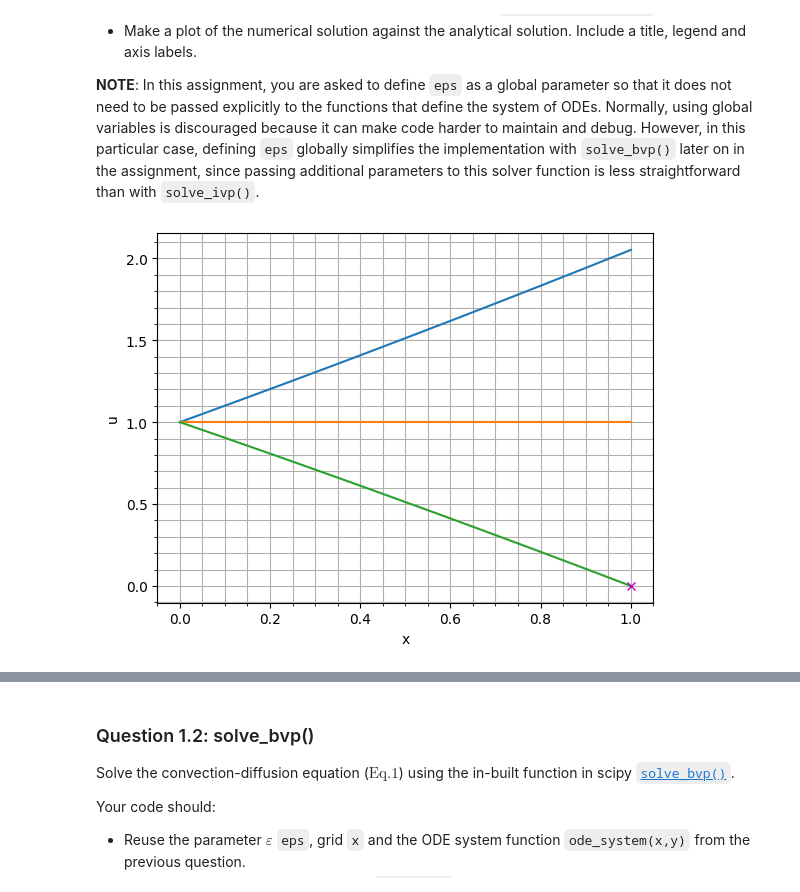
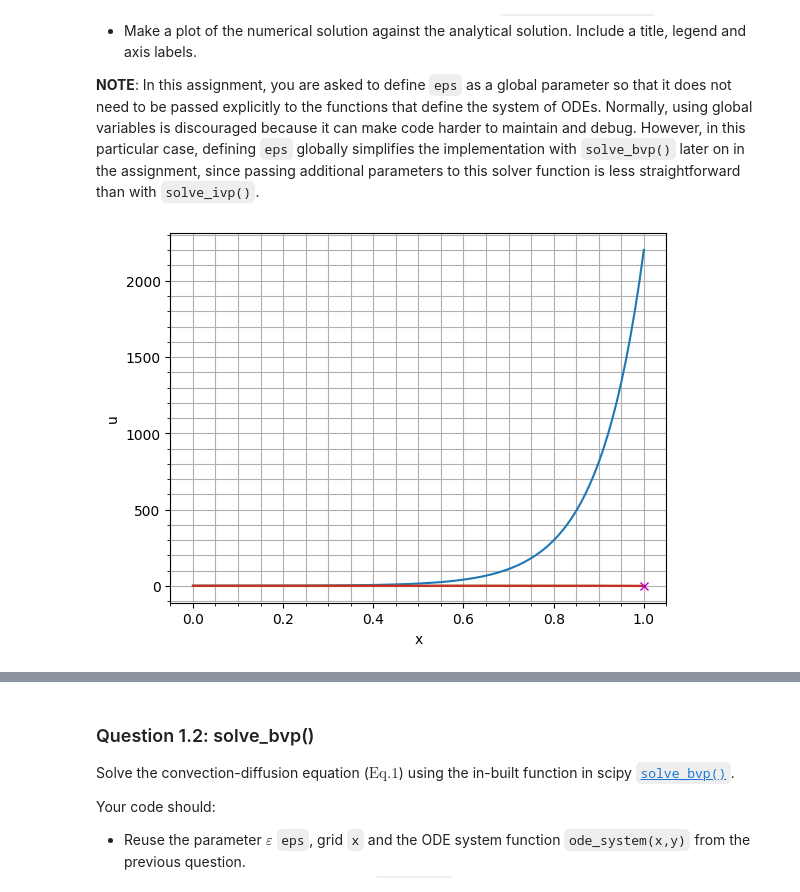
Before and after one commit to Xikiee/computational_practicum, a Jupyter notebook: assignments/Assignment_Q1_L7.ipynb, the cells around one changed output, grey strips where cells are left out. Saved outputs shown, nothing was run; the diff lists cells and outputs as text; code cells hidden in the pictures.

Commit message:
corrected first qustion assignment 7

```diff
--- a/assignments/Assignment_Q1_L7.ipynb
+++ b/assignments/Assignment_Q1_L7.ipynb
@@ -145,99 +145,108 @@ eps = 0.1
 x = np.linspace(0,1,101)
 e = 0.1 #the peclet number
 
-
-# ODE system
-def ode_system(x:float,y:np.ndarray)->np.ndarray:
+def ode_system(x:float, y:np.ndarray)->np.ndarray:
    """
-   The system of odes for Eq:1
-   where where the equation is:
-   -e*d2u/dx2 + du/dx =0
-
-   take:
-        y1 = du/dx
-        dy1/dx = ey1
-
-   the function takes the following arguments:
-   x : float : position at which Y is to be evaluated at
-   y : np.ndarray: the is an array which requires two values in the form [dudx,u] (the initial values)
-
-   the function returns the ode systems in an np.ndarray format
+   Defines the first-order ODE system for:
+      -esp * u'' + u' = 0
+   Reformulate as:
+      y0 = u
+      y1 = du/dx
+      dy0/dx = y1
+      dy1/dx = y1 / eps
 
    """
-   y1, y2 = y
+   u, dudx = y
+   return np.array([dudx, dudx/eps])
 
-   dudx = y2
-   dydx = e*y2
-   ode = np.array([dudx,dydx])
-   return ode
+"""
+Steps to the shooting method (with Secant):
+   1: Define your boundary conditions
+   2: State what you guess will be (this can be your initial conditions)
+   3: Solve for your initial guess
+   4: Calculate the residual:
+      Residual = solution(guess) - knows boundary condition
+      Residual = y1(x[N-1]; gamma) - y1(x[N-1])
+      so: phi(gamma[i+1]) = y1(x[n-1]; gamma[i+1]) - y1(x[N-1])
+      using taylor expansion:
+      phi(gamma[i+1]) = phi(gamma[i]) + dphi/dy (at gamma[i]) * delta_y
+   5: Create your new guess according to:
+      You want residual = 0, then rearange for delta_y
+      which leads to: delta = - (phi(gamma[i]))/ (dphi/dgamma) (around gamma[i])
+         where:
+            phi(gamma) = y1(x[N-1];gamma) - y1(x[N-1])
+            dphi/dgamma = d(y1(x[N-1]; gamma[i]))/dgamma          this is the same as (f(x1)[-1] - f(x2)[-1])/(x1-x2)
+   6: Solve using the new guess
 
+"""
 
+# ---- Step 1 ----
 # Boundary conditions for u at x=0 and x=1
-u0 =  1
-u1  = 0
+u0 =  1           #u(x=0) = 1
+u1  = 0           #u(x=1) = 0
 
 # Shooting method implementation
 tol = 1e-5
 max_iter = 100
-#known boundary conditions:
-u_0 = 1         #u(x=0) = 1
-u_1 = 0         #u(x=1) = 0
 
-# ---- Implement the shooting method using the secant method as a root-finding technique ----
+# ---- Step 2 ----
 #initial guess:
 guess = [1,0]     #this is the new guess for the derivatives
 
-sol0 = scipy.integrate.solve_ivp(ode_system,(x[0],x[-1]), [u_0, guess[0]], t_eval = x)
-sol1 = scipy.integrate.solve_ivp(ode_system,(x[0],x[-1]),[u_0,guess[1]],t_eval = x)
-y = [sol0.y[0], sol1.y[0]] #save the solutions, this is done so that they can be plotted later
+# ---- Step 3 ----
+sol0 = scipy.integrate.solve_ivp(ode_system,(x[0],x[-1]), [u0, guess[0]], t_eval = x)
+sol1 = scipy.integrate.solve_ivp(ode_system,(x[0],x[-1]),[u0,guess[1]],t_eval = x)
+y = [sol0.y[0], sol1.y[0]] # this is optional and not necessary
 
 tolerance = 1e-5
 
-for i in range(max_iter):
-   if abs(y[-1][-1]-u_1) < tolerance:
+for i in range(1,max_iter):
+   # ---- Step 4 ----
+   residual = y[i][-1] - u1          # dont forget to do abs here are this values can be negative
+   if abs(residual) < tol:
       break
 
-   new_guess = guess[-1] - (y[-1][-1]-u_1) * (guess[-1]-guess[-2])/(y[-1][-1]-y[-2][-1])
-   guess.append(new_guess)
+   # ---- Step 5 ----
+   dphi_dgamma = (y[i][-1] - y[i-1][-1])/(guess[i]-guess[i-1])
+   delta_y = -residual/(dphi_dgamma)
+   guess.append(guess[i]+delta_y)
 
-   #solve the IVP using the new guess:
-   new_sol = scipy.integrate.solve_ivp(ode_system, (x[0],x[-1]), [u0, guess[-1]],t_eval= x)
+   # ---- Step 6 ----
+   new_sol = scipy.integrate.solve_ivp(ode_system,(x[0],x[-1]),[u0,guess[i+1]],t_eval = x)
    y.append(new_sol.y[0])
 
 
-
-
 # Extract shooting solution
-shooting_solution = y[-2]
+shooting_solution = y[-1]
 
 # Analytical solution
 def analytical_sol(x:np.ndarray,e:float)->np.ndarray:
    """
    This function defines the analytical solution to the differential equation in Eq.1.
    The function takes the following terms:
 
 
    And the function returns the u(x) in an np.ndarray format.
    """
    numerator= np.exp(x/e) - np.exp(1/e)
    denominator = 1- np.exp(1/e)
    return numerator/denominator
 
 
 analytical_solution = analytical_sol(x,e)
 
 # Plot results
 fig = plt.figure()
 for i, y_i in enumerate(y):
    plt.plot(x,y_i,label= f"y_{i}")
 plt.plot(u0, u1, label = 'boundary conditions', linestyle = "", marker = 'x', color = "m")
 plt.xlabel('x')
 plt.ylabel('u')
 plt.minorticks_on()
 plt.grid(which= 'both')
 plt.show()
 # %% [output]
-[figure, old version]
+[figure, new version]
 # %%
 grader.check("q1_1")
 # %% [output]
```
Also changed, not shown: parts of 1 cell of this notebook.
